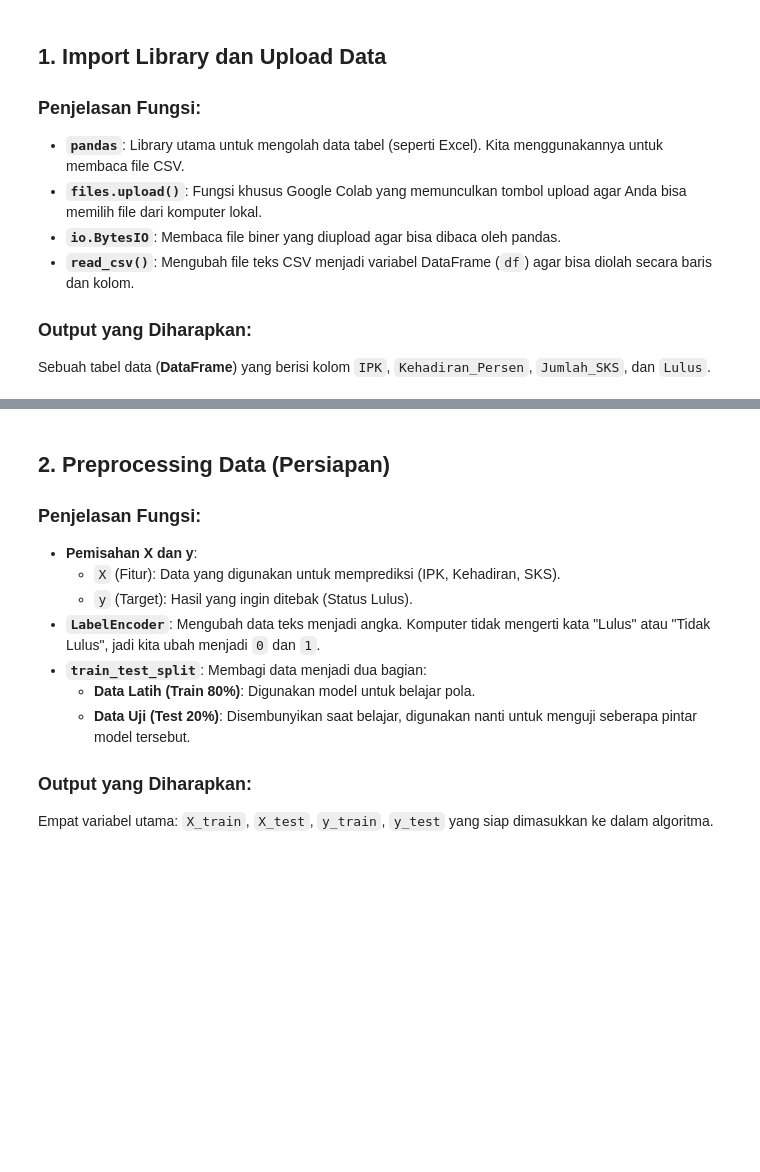
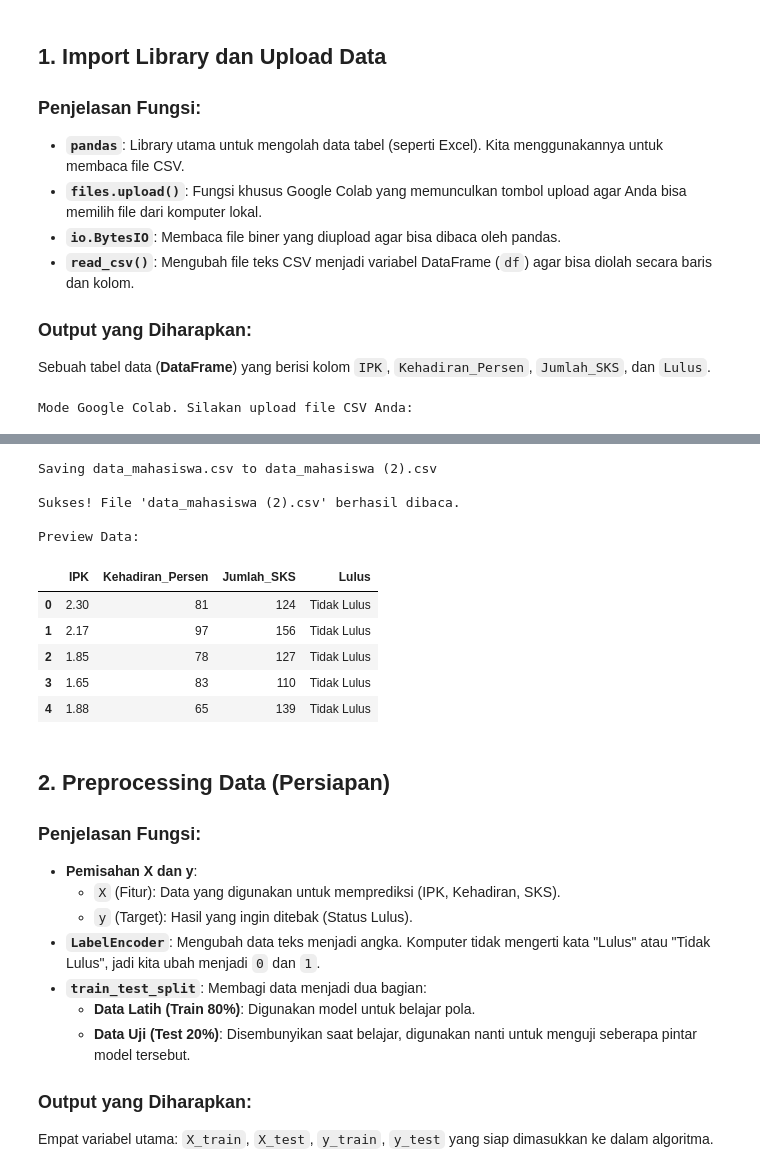
Before and after one commit to cyrzll/data-mining, a Jupyter notebook: klasifikasi-lulus/klasifikasi_kelulusan.ipynb, the cells around one changed output, grey strips where cells are left out. Drawn from its saved outputs; the diff is of its cells as text; code cells hidden in the pictures; blank space fills up the shorter version.

```diff
--- a/klasifikasi-lulus/klasifikasi_kelulusan.ipynb
+++ b/klasifikasi-lulus/klasifikasi_kelulusan.ipynb
@@ -25,33 +25,26 @@ import numpy as np
 import matplotlib.pyplot as plt
 import seaborn as sns
 import io
+from google.colab import files
 
-# Logika deteksi lingkungan (Colab vs Lokal)
-try:
-    from google.colab import files
-    print("Mode Google Colab Terdeteksi. Silakan upload file CSV Anda:")
+print("Mode Google Colab. Silakan upload file CSV Anda:")
 
-    # Memicu tombol upload
-    uploaded = files.upload()
+# 1. Memicu tombol upload
+uploaded = files.upload()
 
+# 2. Cek apakah ada file yang diupload
+if uploaded:
     # Mengambil file pertama yang diupload
     filename = next(iter(uploaded))
+
+    # Membaca file ke Pandas
     df = pd.read_csv(io.BytesIO(uploaded[filename]))
     print(f"\nSukses! File '{filename}' berhasil dibaca.")
 
-except ImportError:
-    # Fallback untuk Jupyter Notebook Lokal
-    print("Mode Jupyter Lokal Terdeteksi.")
-    print("Mencari file 'data_mahasiswa.csv' di folder ini...")
-    try:
-        df = pd.read_csv('data_mahasiswa.csv')
-        print("Sukses! File ditemukan dan dibaca.")
-    except FileNotFoundError:
-        print("ERROR: File 'data_mahasiswa.csv' tidak ditemukan. Pastikan file ada di folder yang sama.")
-
-# Preview Data
-if 'df' in locals():
+    # Preview Data
     print("\nPreview Data:")
     display(df.head())
 else:
-    print("Data belum dimuat.")
+    print("\nTidak ada file yang diupload. Silakan ulangi cell ini.")
+# %% [output]
+Mode Google Colab. Silakan upload file CSV Anda:
@@ -58,3 +52,14 @@ else:
+Saving data_mahasiswa.csv to data_mahasiswa (2).csv
+
+Sukses! File 'data_mahasiswa (2).csv' berhasil dibaca.
+
+Preview Data:
+|  | IPK | Kehadiran_Persen | Jumlah_SKS | Lulus |
+| 0 | 2.30 | 81 | 124 | Tidak Lulus |
+| 1 | 2.17 | 97 | 156 | Tidak Lulus |
+| 2 | 1.85 | 78 | 127 | Tidak Lulus |
+| 3 | 1.65 | 83 | 110 | Tidak Lulus |
+| 4 | 1.88 | 65 | 139 | Tidak Lulus |
 # %% [markdown]
 ## 2. Preprocessing Data (Persiapan)
 
```
Also changed, not shown: parts of 4 cells of this notebook.
